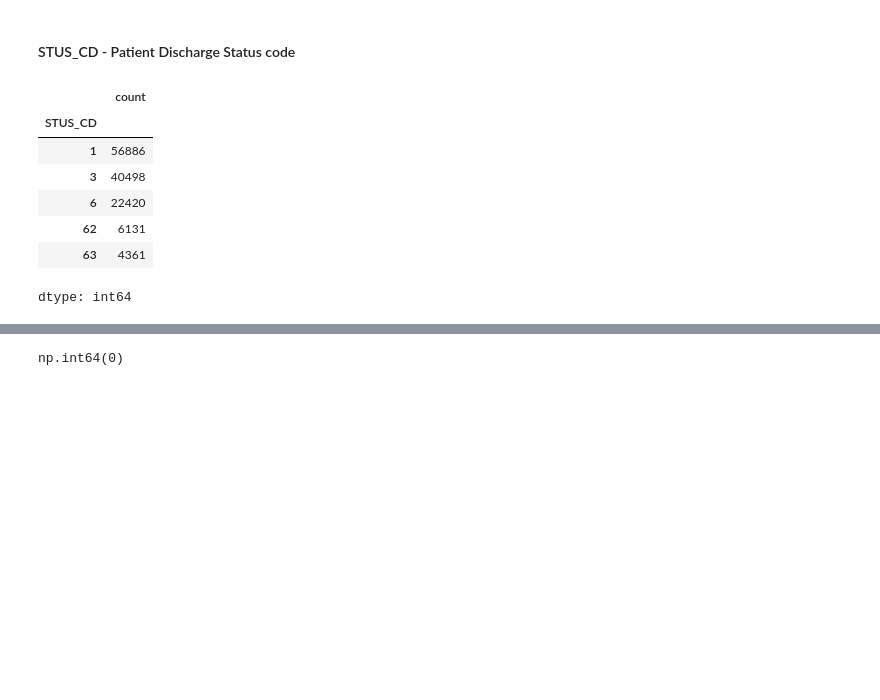
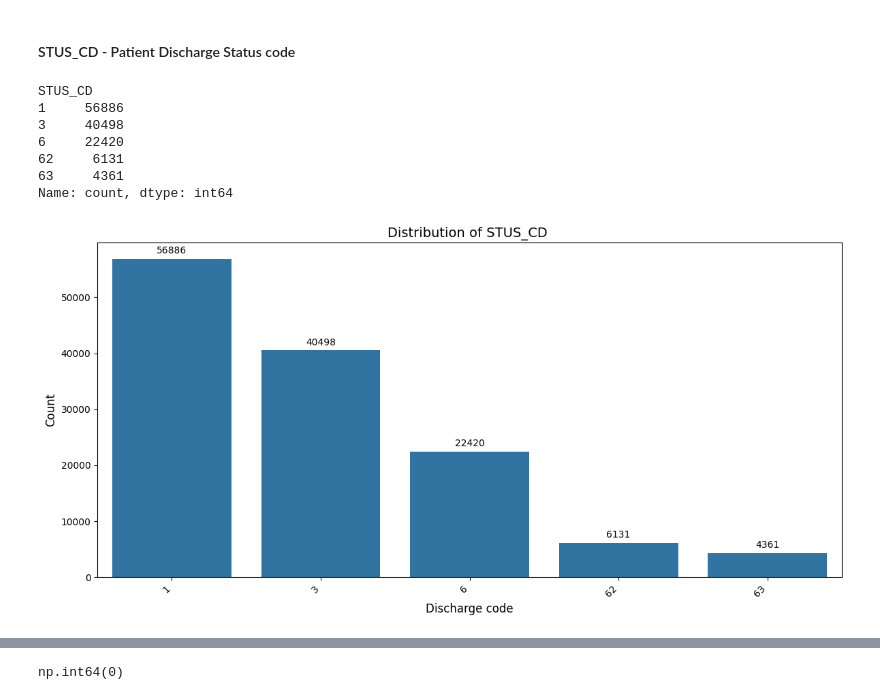
Before and after one commit to ameertufail/SOFTEC-ML-2025, a Jupyter notebook: Project.ipynb, the cells around one changed output, grey strips where cells are left out. Drawn from its saved outputs; the diff is of its cells as text; code cells hidden in the pictures; blank space fills up the shorter version.

```diff
--- a/Project.ipynb
+++ b/Project.ipynb
@@ -167,16 +167,32 @@ df.drop(columns=['STAY_FROM_DT','STAY_THRU_DT'], inplace=True)
 # %%
 # Extremely useful. Discharge to a skilled nursing facility, hospice, or readmission facility often signals poor outcomes → high chance of readmission.
 # %%
-df['STUS_CD'].value_counts()
+stus_cd_counts = df['STUS_CD'].value_counts()
+stus_cd_counts
 # %% [output]
-|  | count |
-| STUS_CD |  |
-| 1 | 56886 |
-| 3 | 40498 |
-| 6 | 22420 |
-| 62 | 6131 |
-| 63 | 4361 |
-dtype: int64
+STUS_CD
+1     56886
+3     40498
+6     22420
+62     6131
+63     4361
+Name: count, dtype: int64
+# %%
+plt.figure(figsize=(12, 6))
+ax = sns.barplot(x=stus_cd_counts.index, y=stus_cd_counts.values)
+plt.title('Distribution of STUS_CD ', fontsize=14)
+plt.xlabel('Discharge code', fontsize=12)
+plt.ylabel('Count', fontsize=12)
+plt.xticks(rotation=45, ha='right')
+
+for i, count in enumerate(stus_cd_counts.values):
+    ax.text(i, count + (max(stus_cd_counts.values) * 0.01), f'{count}',
+            ha='center', va='bottom', fontsize=10)
+
+plt.tight_layout()
+plt.show()
+# %% [output]
+[figure, added]
 # %%
 df.groupby('STUS_CD')['Readmitted_30'].mean()
 # patient with code 3,6 have slightly more change to come back to hospital.
```
Also changed, not shown: parts of 44 cells of this notebook, 24 other files.
